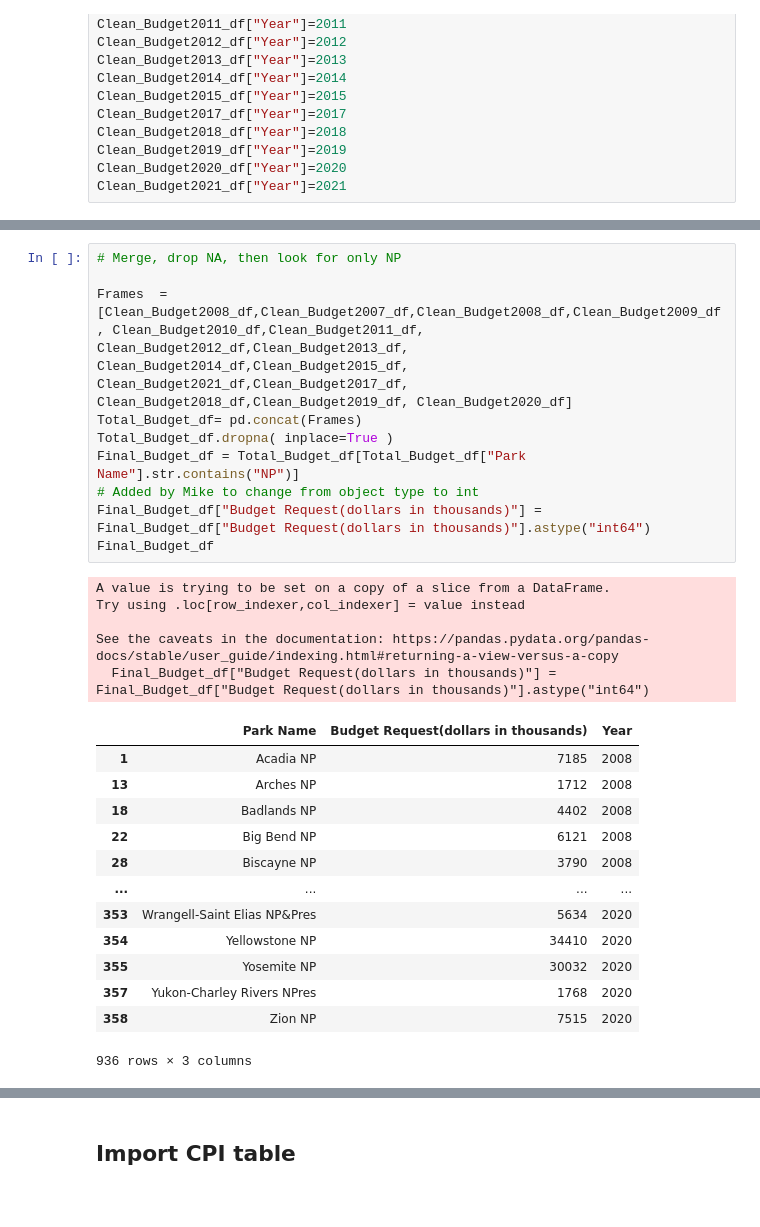
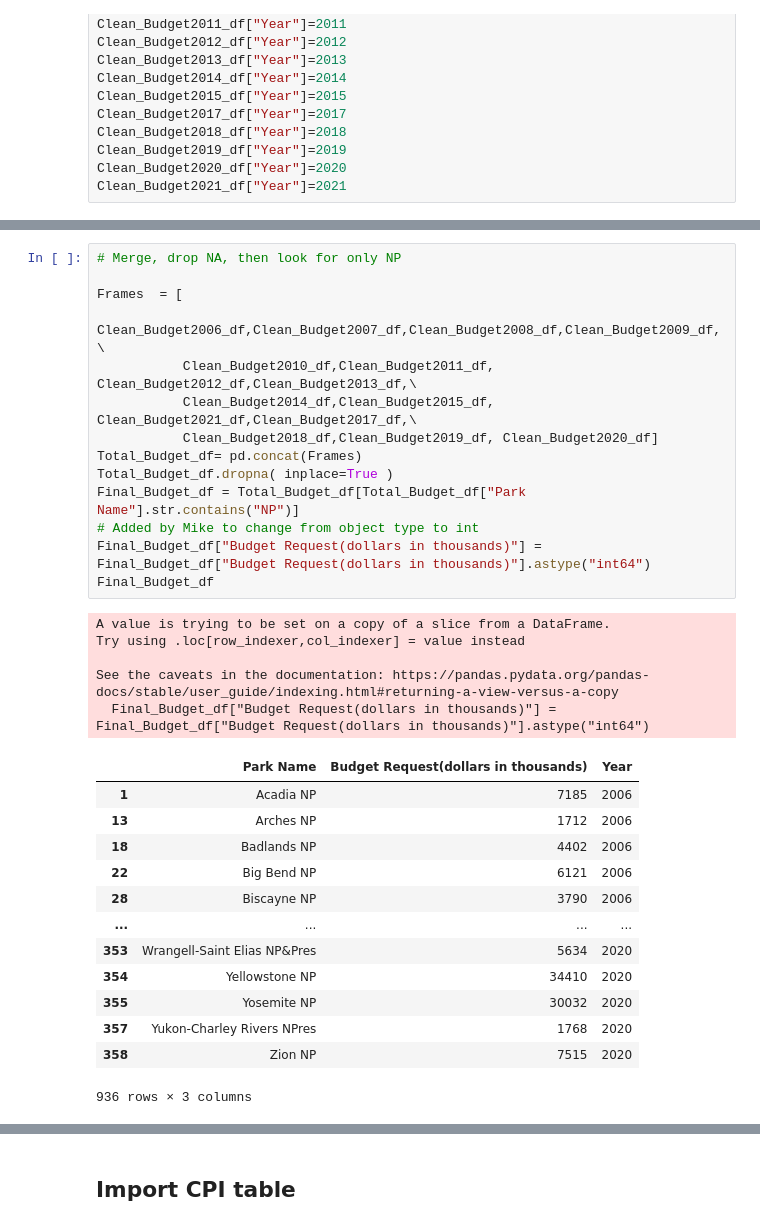
Before and after one commit to mregpala/project-national-park-performance, a Jupyter notebook: NationalParkAnalysis.ipynb, the cells around one changed output, grey strips where cells are left out. Saved outputs shown, nothing was run; the diff lists cells and outputs as text.

Commit message:
combined all budget data from 2002-2021 and then sorted the years to ascend

```diff
--- a/NationalParkAnalysis.ipynb
+++ b/NationalParkAnalysis.ipynb
@@ -238,25 +256,29 @@ merged_budget_df
 # %%
 # Merge, drop NA, then look for only NP
 
-Frames  = [Clean_Budget2008_df,Clean_Budget2007_df,Clean_Budget2008_df,Clean_Budget2009_df, Clean_Budget2010_df,Clean_Budget2011_df, Clean_Budget2012_df,Clean_Budget2013_df, Clean_Budget2014_df,Clean_Budget2015_df, Clean_Budget2021_df,Clean_Budget2017_df, Clean_Budget2018_df,Clean_Budget2019_df, Clean_Budget2020_df]
+Frames  = [
+           Clean_Budget2006_df,Clean_Budget2007_df,Clean_Budget2008_df,Clean_Budget2009_df,\
+           Clean_Budget2010_df,Clean_Budget2011_df, Clean_Budget2012_df,Clean_Budget2013_df,\
+           Clean_Budget2014_df,Clean_Budget2015_df, Clean_Budget2021_df,Clean_Budget2017_df,\
+           Clean_Budget2018_df,Clean_Budget2019_df, Clean_Budget2020_df]
 Total_Budget_df= pd.concat(Frames)
 Total_Budget_df.dropna( inplace=True )
 Final_Budget_df = Total_Budget_df[Total_Budget_df["Park Name"].str.contains("NP")]
 # Added by Mike to change from object type to int
 Final_Budget_df["Budget Request(dollars in thousands)"] = Final_Budget_df["Budget Request(dollars in thousands)"].astype("int64")
 Final_Budget_df
 # %% [output]
 A value is trying to be set on a copy of a slice from a DataFrame.
 Try using .loc[row_indexer,col_indexer] = value instead
 
 See the caveats in the documentation: https://pandas.pydata.org/pandas-docs/stable/user_guide/indexing.html#returning-a-view-versus-a-copy
   Final_Budget_df["Budget Request(dollars in thousands)"] = Final_Budget_df["Budget Request(dollars in thousands)"].astype("int64")
 |  | Park Name | Budget Request(dollars in thousands) | Year |
-| 1 | Acadia NP | 7185 | 2008 |
-| 13 | Arches NP | 1712 | 2008 |
-| 18 | Badlands NP | 4402 | 2008 |
-| 22 | Big Bend NP | 6121 | 2008 |
-| 28 | Biscayne NP | 3790 | 2008 |
+| 1 | Acadia NP | 7185 | 2006 |
+| 13 | Arches NP | 1712 | 2006 |
+| 18 | Badlands NP | 4402 | 2006 |
+| 22 | Big Bend NP | 6121 | 2006 |
+| 28 | Biscayne NP | 3790 | 2006 |
 | ... | ... | ... | ... |
 | 353 | Wrangell-Saint Elias NP&Pres | 5634 | 2020 |
 | 354 | Yellowstone NP | 34410 | 2020 |
```
Also changed, not shown: parts of 22 cells of this notebook.
